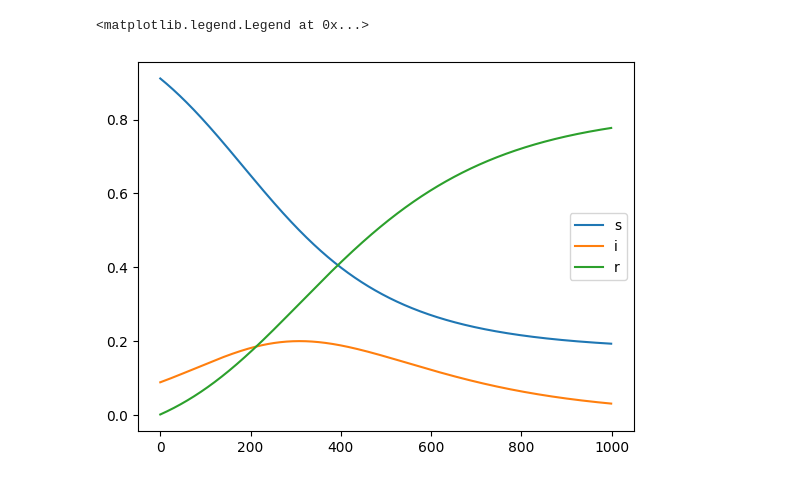
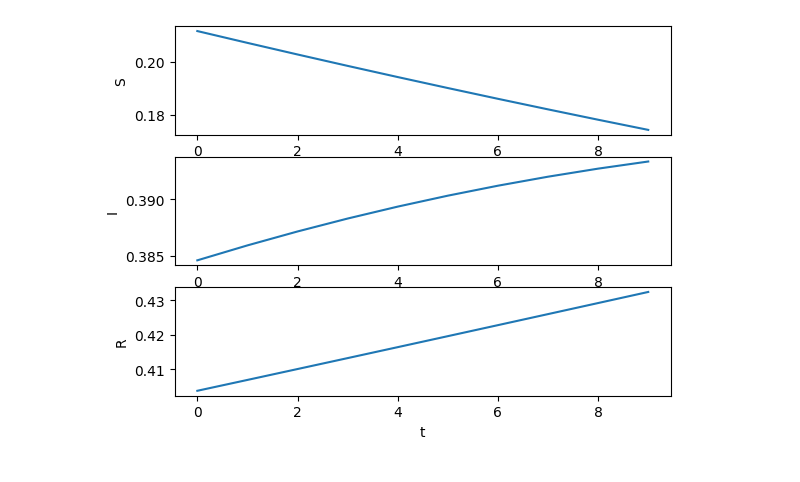
Before and after one commit to jesperhauch/polynomial_deep_learning, a Jupyter notebook: function_visualization.ipynb, the cells around one changed output. Saved outputs shown, nothing was run; the diff lists cells and outputs as text; code cells hidden in the pictures.

```diff
--- a/function_visualization.ipynb
+++ b/function_visualization.ipynb
@@ -20,12 +26,0 @@ fig.colorbar(surf, shrink=0.5, aspect=5);
-# %%
-import matplotlib.pyplot as plt
-from data.epidemiology import EpidemiologyDataset
-ds = EpidemiologyDataset(1/80, 1/160, 1000, [], None)
-s, i, r = next(iter(ds)).permute(1,0)
-plt.plot(s, label="s")
-plt.plot(i, label="i")
-plt.plot(r, label="r")
-plt.legend()
-# %% [output]
-<matplotlib.legend.Legend at 0x...>
-[figure, removed]
@@ -31,0 +38,23 @@ plt.legend()
+# %%
+import matplotlib.pyplot as plt
+import torch
+from data.epidemiology import Epidemiology
+from torch.distributions.uniform import Uniform
+%reload_ext autoreload
+%autoreload 2
+beta_dist = Uniform(0.02, 0.09)
+gamma_dist = Uniform(0.002, 0.01)
+ds = Epidemiology(beta_dist, gamma_dist, 1, 10, 1, "train")
+dataloader = DataLoader(ds, batch_size=32)
+fig, ax = plt.subplots(3,1)
+for X,y in dataloader:
+    X = torch.concat((X[:,:1,:], y), dim=1)
+    ax[0].plot(X[:,:,0].T)
+    ax[1].plot(X[:,:,1].T)
+    ax[2].plot(X[:,:,2].T)
+ax[0].set_ylabel("S")
+ax[1].set_ylabel("I")
+ax[2].set_ylabel("R")
+ax[2].set_xlabel("t");
+# %% [output]
+[figure, added]
```
Also changed, not shown: parts of 6 cells of this notebook, 9 other files.
